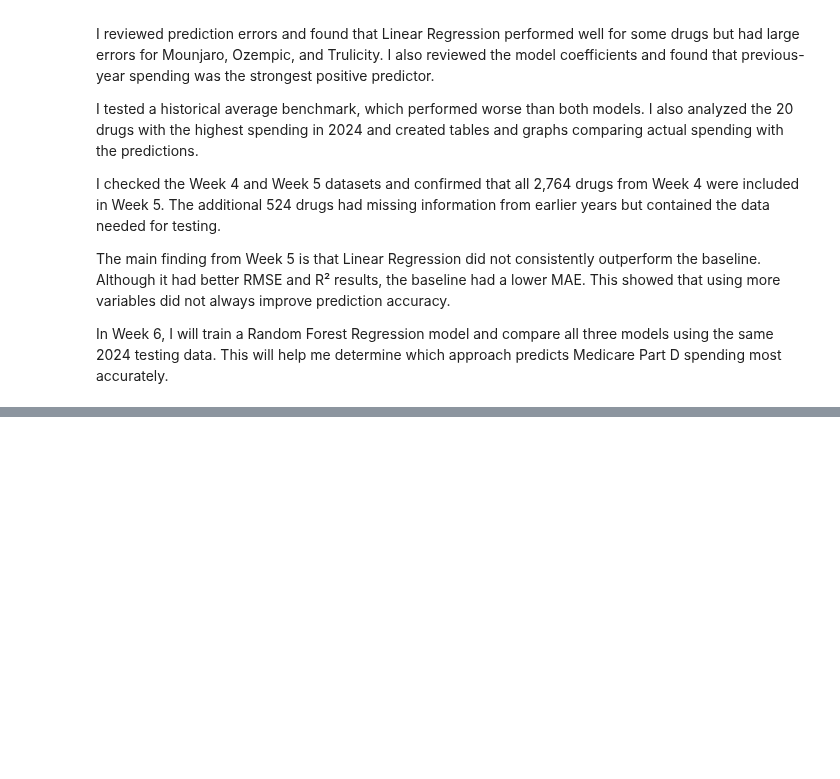
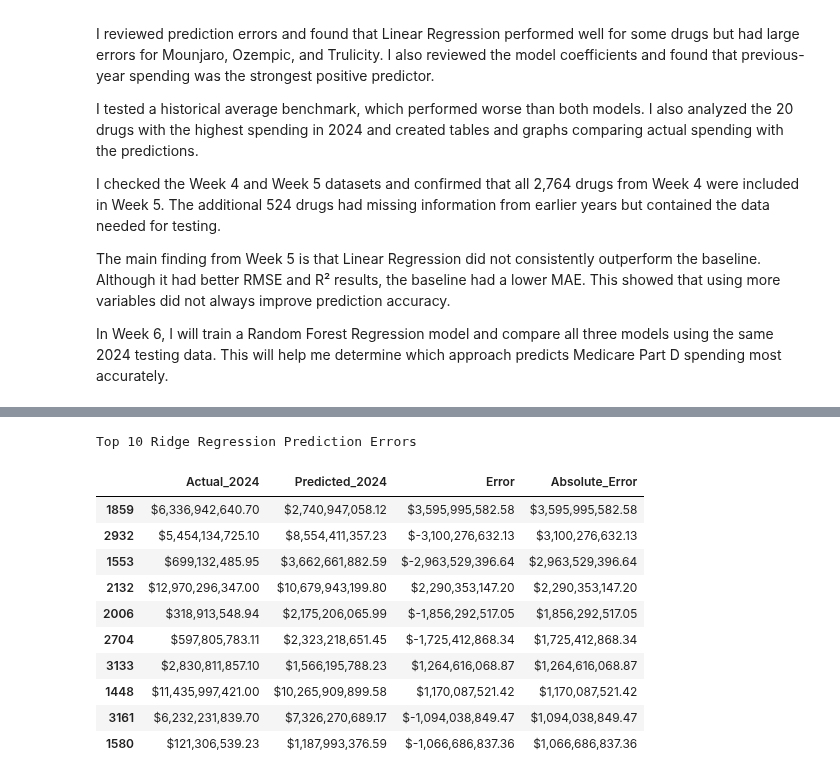
Before and after one commit to adrianakopf/DataScienceIU_INFO-I-492, a Jupyter notebook: MedicarePartD.ipynb, the cells around one changed output, grey strips where cells are left out. Cells and saved outputs as stored; diff of their text form; code cells hidden in the pictures; blank space fills up the shorter version.

```diff
--- a/MedicarePartD.ipynb
+++ b/MedicarePartD.ipynb
@@ -3583,0 +4216,48 @@ In Week 6, I will train a Random Forest Regression model and compare all three m
+# %%
+
+# Create a table to compare actual and predicted spending
+
+ridge_prediction_errors = pd.DataFrame({
+    "Actual_2024": np.asarray(y_test).ravel(),
+    "Predicted_2024": ridge_tuned_predictions
+})
+
+# Calculate prediction errors
+ridge_prediction_errors["Error"] = (
+    ridge_prediction_errors["Actual_2024"]
+    - ridge_prediction_errors["Predicted_2024"]
+)
+
+ridge_prediction_errors["Absolute_Error"] = (
+    ridge_prediction_errors["Error"].abs()
+)
+
+# Display the 10 largest prediction errors
+ridge_top_errors = ridge_prediction_errors.nlargest(
+    10,
+    "Absolute_Error"
+)
+
+print("Top 10 Ridge Regression Prediction Errors")
+
+display(
+    ridge_top_errors.style.format({
+        "Actual_2024": "${:,.2f}",
+        "Predicted_2024": "${:,.2f}",
+        "Error": "${:,.2f}",
+        "Absolute_Error": "${:,.2f}"
+    })
+)
+# %% [output]
+Top 10 Ridge Regression Prediction Errors
+|  | Actual_2024 | Predicted_2024 | Error | Absolute_Error |
+| 1859 | $6,336,942,640.70 | $2,740,947,058.12 | $3,595,995,582.58 | $3,595,995,582.58 |
+| 2932 | $5,454,134,725.10 | $8,554,411,357.23 | $-3,100,276,632.13 | $3,100,276,632.13 |
+| 1553 | $699,132,485.95 | $3,662,661,882.59 | $-2,963,529,396.64 | $2,963,529,396.64 |
+| 2132 | $12,970,296,347.00 | $10,679,943,199.80 | $2,290,353,147.20 | $2,290,353,147.20 |
+| 2006 | $318,913,548.94 | $2,175,206,065.99 | $-1,856,292,517.05 | $1,856,292,517.05 |
+| 2704 | $597,805,783.11 | $2,323,218,651.45 | $-1,725,412,868.34 | $1,725,412,868.34 |
+| 3133 | $2,830,811,857.10 | $1,566,195,788.23 | $1,264,616,068.87 | $1,264,616,068.87 |
+| 1448 | $11,435,997,421.00 | $10,265,909,899.58 | $1,170,087,521.42 | $1,170,087,521.42 |
+| 3161 | $6,232,231,839.70 | $7,326,270,689.17 | $-1,094,038,849.47 | $1,094,038,849.47 |
+| 1580 | $121,306,539.23 | $1,187,993,376.59 | $-1,066,686,837.36 | $1,066,686,837.36 |
```
Also changed, not shown: parts of 55 cells of this notebook.
